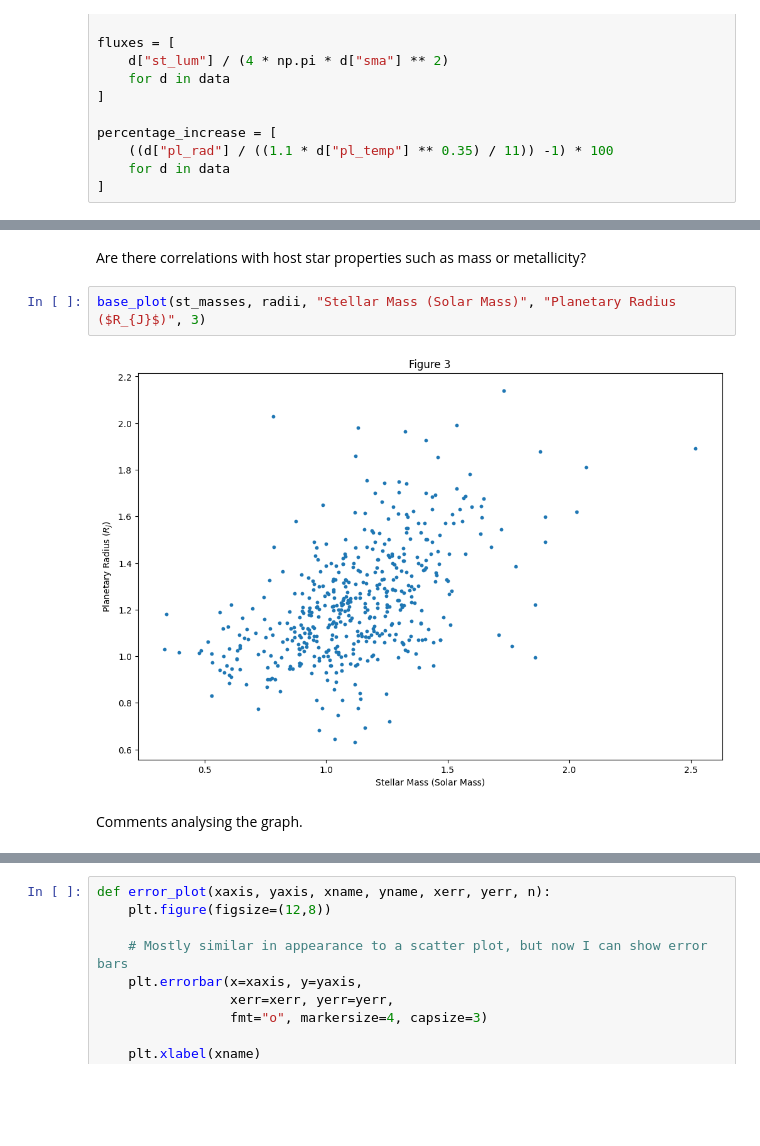
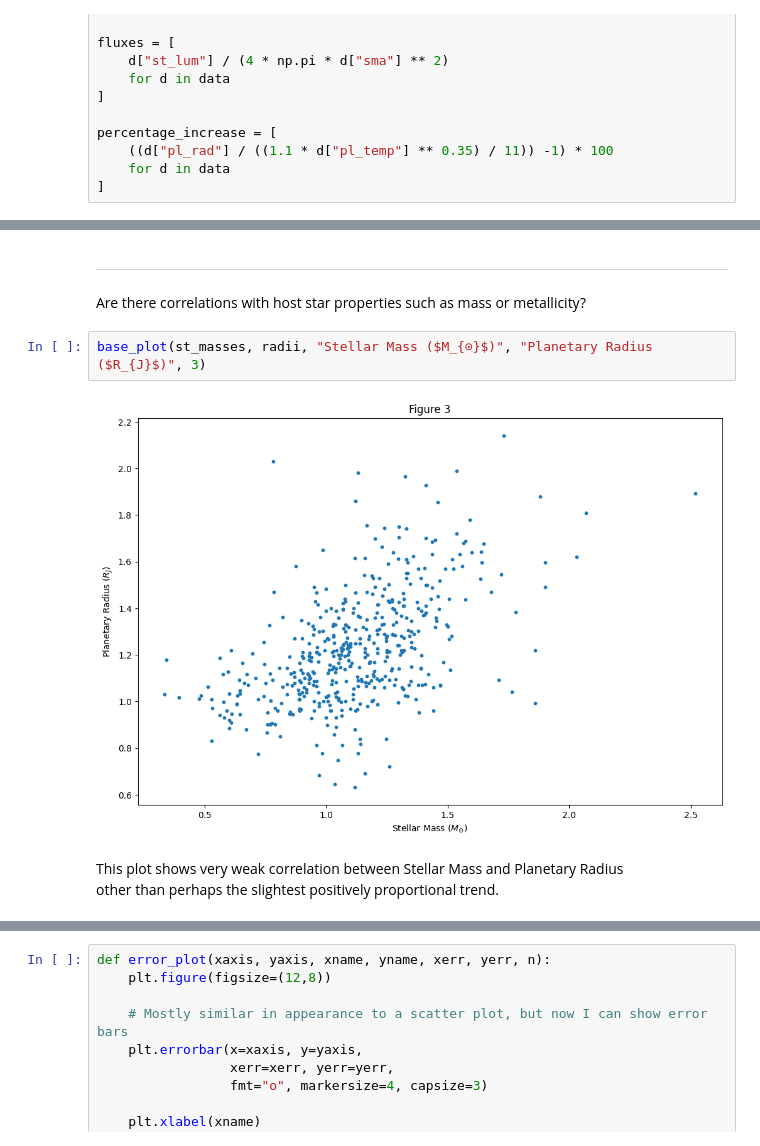
Before and after one commit to Macauley-Jones/PHYS2116_Comp_Assignment, a Jupyter notebook: Computational Assignment.ipynb, the cells around one changed output, grey strips where cells are left out. Cells and saved outputs as stored; diff of their text form; blank space fills up the shorter version.

```diff
--- a/Computational Assignment.ipynb
+++ b/Computational Assignment.ipynb
@@ -248,9 +269,11 @@ Comments analysing the graph.
 # %% [markdown]
+---
 Are there correlations with host star properties such as mass or metallicity?
 # %%
-base_plot(st_masses, radii, "Stellar Mass (Solar Mass)", "Planetary Radius ($R_{J}$)", 3)
+base_plot(st_masses, radii, "Stellar Mass ($M_{⊙}$)", "Planetary Radius ($R_{J}$)", 3)
 # %% [output]
-[figure, old version]
+[figure, new version]
 # %% [markdown]
-Comments analysing the graph.
+This plot shows very weak correlation between Stellar Mass and Planetary Radius
+other than perhaps the slightest positively proportional trend.
 # %%
```
Also changed, not shown: parts of 13 cells of this notebook.
